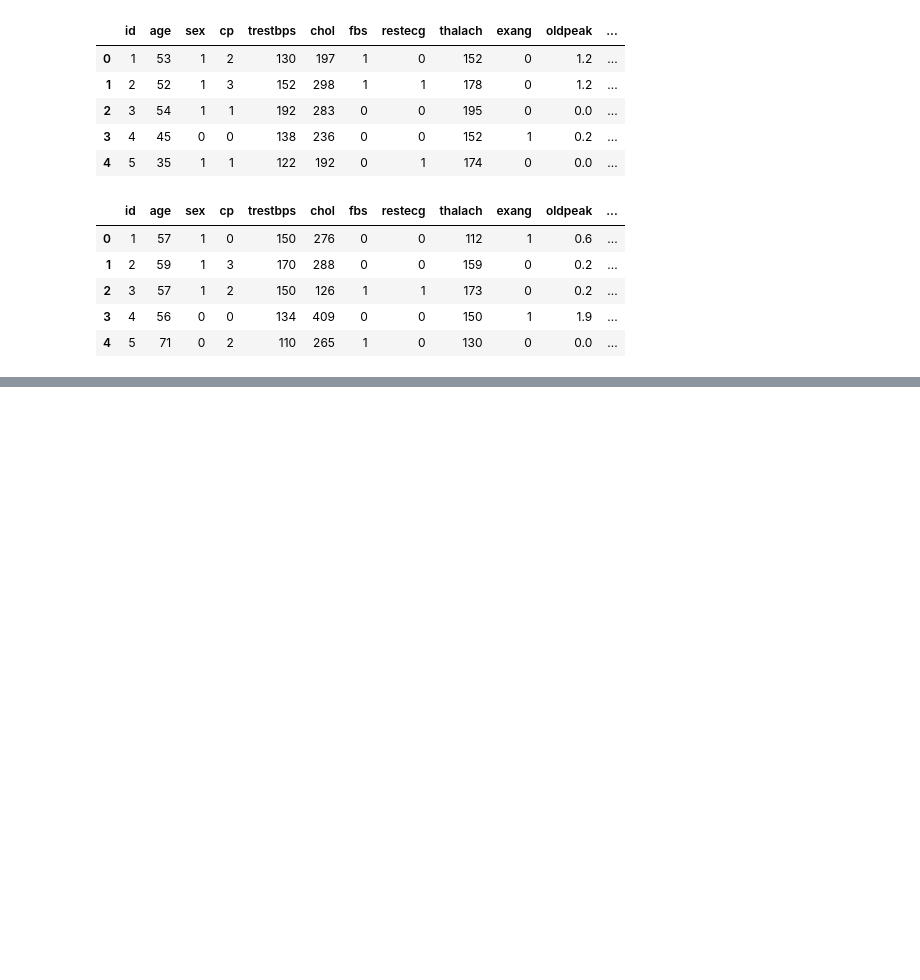
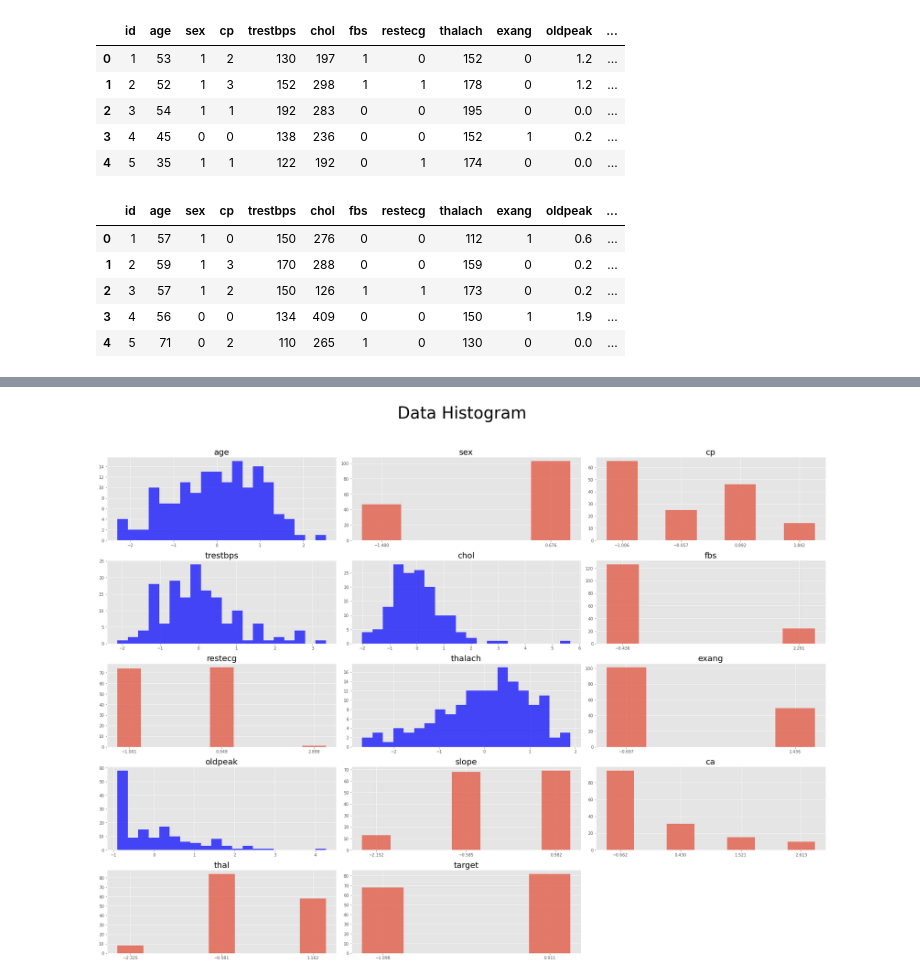
Before and after one commit to chnlee/Dacon--, a Jupyter notebook: Sample.ipynb, the cells around one changed output, grey strips where cells are left out. Cells and saved outputs as stored; diff of their text form; code cells hidden in the pictures; blank space fills up the shorter version.

```diff
--- a/Sample.ipynb
+++ b/Sample.ipynb
@@ -84,3 +89,25 @@ submission = pd.read_csv('./sample_submission.csv')
 submission['target'] = test_preds
 
 submission.to_csv('logistic_regression_1.csv',index = False)
+# %%
+plt.style.use("ggplot")
+
+# 히스토그램 을 사용해서 데이터의 분포를 살펴봅니다.
+plt.figure(figsize=(25,20))
+plt.suptitle("Data Histogram", fontsize=40)
+
+# id는 제외하고 시각화합니다.
+cols = heart_df_scaled.columns[1:]
+for i in range(len(cols)):
+    plt.subplot(5,3,i+1)
+    plt.title(cols[i], fontsize=20)
+    if len(heart_df_scaled[cols[i]].unique()) > 20:
+        plt.hist(heart_df_scaled[cols[i]], bins=20, color='b', alpha=0.7)
+    else:
+        temp = heart_df_scaled[cols[i]].value_counts()
+        plt.bar(temp.keys(), temp.values, width=0.5, alpha=0.7)
+        plt.xticks(temp.keys())
+plt.tight_layout(rect=[0, 0.03, 1, 0.95])
+plt.show()
+# %% [output]
+[figure, added]
```
Also changed, not shown: parts of 1 cell of this notebook.
